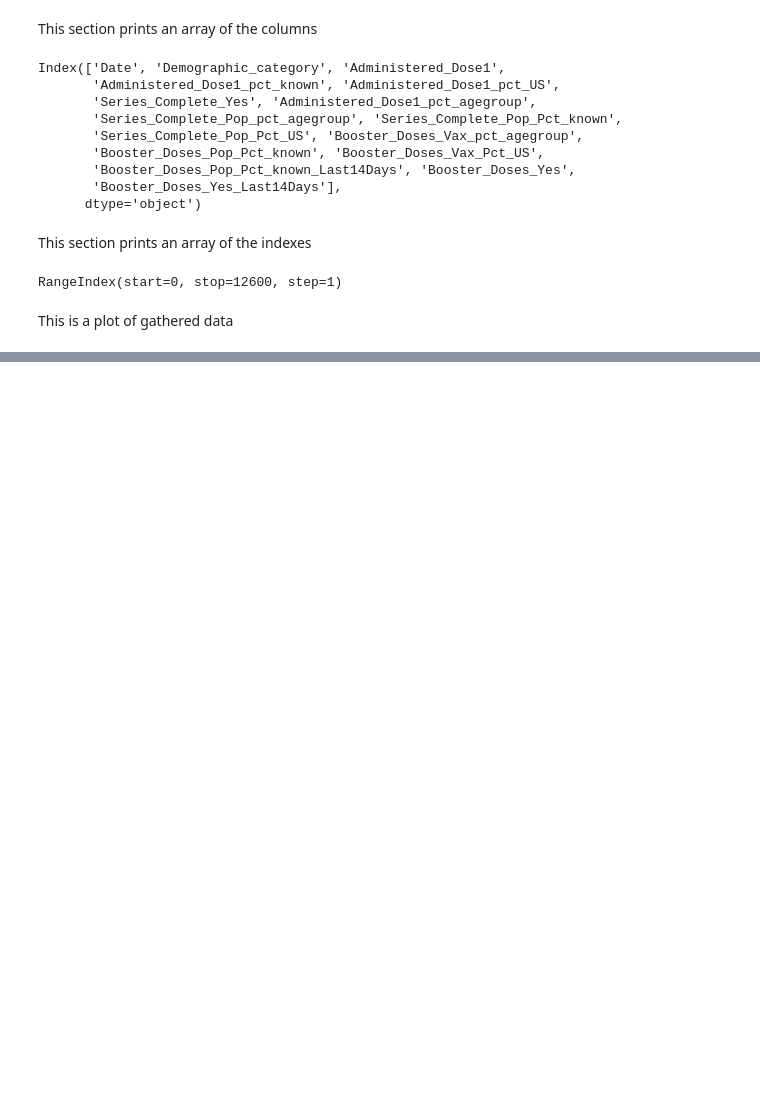
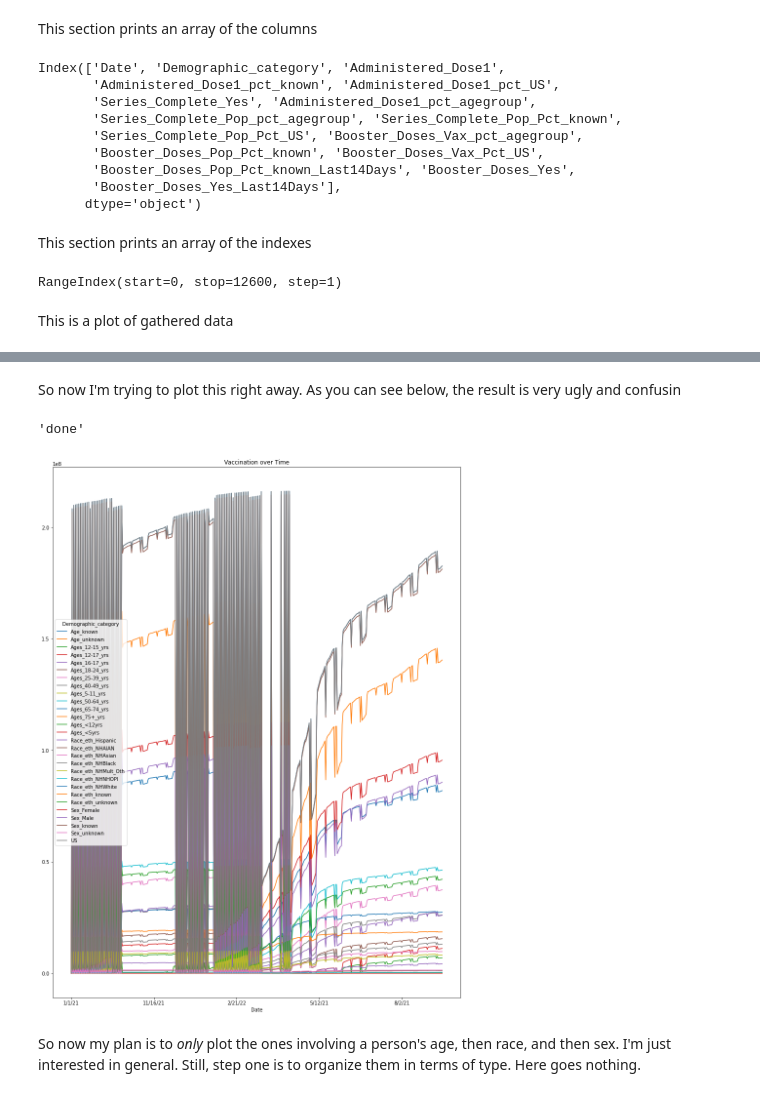
Before and after one commit to LeoraKelseyBrandeis/cs103a-cpa01, a Jupyter notebook: cpa01.ipynb, the cells around one changed output, grey strips where cells are left out. Saved outputs shown, nothing was run; the diff lists cells and outputs as text; code cells hidden in the pictures; blank space fills up the shorter version.

Commit message:
updated cpa01. Trying to clean data

```diff
--- a/cpa01.ipynb
+++ b/cpa01.ipynb
@@ -66,0 +81,3 @@ pivotted = pd.pivot_table(info,)
+# %%
+pivotted = pd.pivot_table(info, values = 'Series_Complete_Yes', index = ["Date"], columns = ['Demographic_category'])
+pivotted
@@ -66,0 +99,10 @@ pivotted = pd.pivot_table(info,)
+# %% [markdown]
+So now I'm trying to plot this right away. As you can see below, the result is very ugly and confusin
+# %%
+pivotted.plot(title = 'Vaccination over Time', figsize = (15,20))
+'done'
+# %% [output]
+'done'
+[figure, added]
+# %% [markdown]
+So now my plan is to _only_ plot the ones involving a person's age, then race, and then sex. I'm just interested in general. Still, step one is to organize them in terms of type. Here goes nothing.
```
Also changed, not shown: parts of 15 cells of this notebook.
